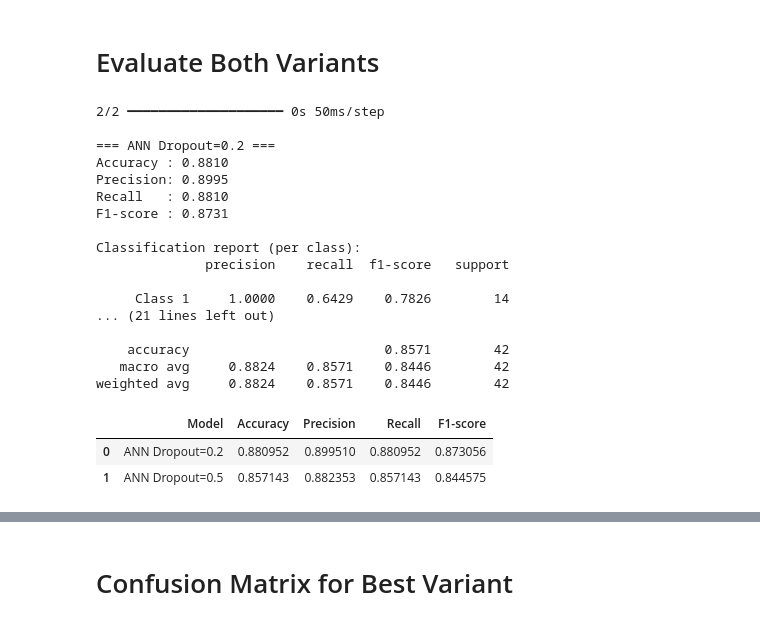
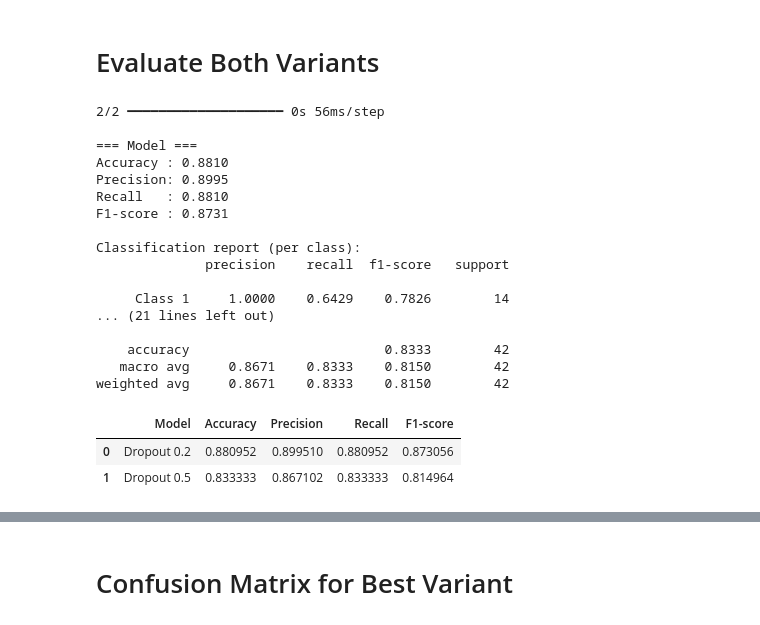
Before and after one commit to RenanSdeSilva/-UNFC-seeds-ann-project, a Jupyter notebook: notebooks/seeds_ann.ipynb, the cells around one changed output, grey strips where cells are left out. Cells and saved outputs as stored; diff of their text form; code cells hidden in the pictures.

```diff
--- a/notebooks/seeds_ann.ipynb
+++ b/notebooks/seeds_ann.ipynb
@@ -345,15 +479,20 @@ The `history_A` object stores the evolution of the **training** and **validation
 # Train Variant B (Dropout 0.5)
 # %%
 dropout_B = 0.5
-model_B = build_ann(dropout_rate=dropout_B)
+model_B = build_ann(
+    input_dim=X_train_scaled.shape[1],
+    hidden_units_1=16,
+    hidden_units_2=8,
+    dropout_rate=dropout_B,
+    l2_lambda=1e-4,
+    learning_rate=0.001
+)
 
 history_B = model_B.fit(
     X_train_scaled,
     y_train,
-    epochs=100,
-    batch_size=16,
-    validation_split=0.2,
+    epochs=EPOCHS,
+    batch_size=BATCH_SIZE,
+    validation_split=VAL_SPLIT,
     verbose=0
 )
-
-print("Variant B (dropout = {:.2f}) training finished.".format(dropout_B))
@@ -423,6 +659,8 @@ def evaluate_model(model, X_test, y_test, model_name="Model"):
         average="weighted",
         zero_division=0
     )
+
+    report = classification_report(y_test, y_pred, digits=4)
 
     print(f"\n=== {model_name} ===")
     print(f"Accuracy : {acc:.4f}")
@@ -446,5 +684,6 @@ def evaluate_model(model, X_test, y_test, model_name="Model"):
         "precision": precision,
         "recall": recall,
         "f1": f1,
+        "report": report,
         "y_pred": y_pred
     }
@@ -464,45 +690,38 @@ It returns a dictionary with the main metrics and the predicted labels, which we
 # %% [markdown]
 # Evaluate Both Variants
 # %%
-metrics_A = evaluate_model(model_A, X_test_scaled, y_test, model_name=f"ANN Dropout={dropout_A}")
-metrics_B = evaluate_model(model_B, X_test_scaled, y_test, model_name=f"ANN Dropout={dropout_B}")
+# Evaluate both models on the test set
+metrics_A = evaluate_model(model_A, X_test_scaled, y_test)
+metrics_B = evaluate_model(model_B, X_test_scaled, y_test)
 
-results_df = pd.DataFrame([
-    {
-        "Model": metrics_A["model"],
-        "Accuracy": metrics_A["accuracy"],
-        "Precision": metrics_A["precision"],
-        "Recall": metrics_A["recall"],
-        "F1-score": metrics_A["f1"]
-    },
-    {
-        "Model": metrics_B["model"],
-        "Accuracy": metrics_B["accuracy"],
-        "Precision": metrics_B["precision"],
-        "Recall": metrics_B["recall"],
-        "F1-score": metrics_B["f1"]
-    }
-])
+# Build a comparison table
+results_df = pd.DataFrame({
+    "Model": ["Dropout 0.2", "Dropout 0.5"],
+    "Accuracy": [metrics_A["accuracy"], metrics_B["accuracy"]],
+    "Precision": [metrics_A["precision"], metrics_B["precision"]],
+    "Recall": [metrics_A["recall"], metrics_B["recall"]],
+    "F1-score": [metrics_A["f1"], metrics_B["f1"]]
+})
 
 results_df
 # %% [output]
-2/2 ━━━━━━━━━━━━━━━━━━━━ 0s 50ms/step
+2/2 ━━━━━━━━━━━━━━━━━━━━ 0s 56ms/step
 
-=== ANN Dropout=0.2 ===
+=== Model ===
 Accuracy : 0.8810
 Precision: 0.8995
 Recall   : 0.8810
 F1-score : 0.8731
 
 Classification report (per class):
               precision    recall  f1-score   support
 
      Class 1     1.0000    0.6429    0.7826        14
 ... (21 lines left out)
 
-    accuracy                         0.8571        42
-   macro avg     0.8824    0.8571    0.8446        42
-weighted avg     0.8824    0.8571    0.8446        42
+    accuracy                         0.8333        42
+   macro avg     0.8671    0.8333    0.8150        42
+weighted avg     0.8671    0.8333    0.8150        42
 |  | Model | Accuracy | Precision | Recall | F1-score |
-| 0 | ANN Dropout=0.2 | 0.880952 | 0.899510 | 0.880952 | 0.873056 |
-| 1 | ANN Dropout=0.5 | 0.857143 | 0.882353 | 0.857143 | 0.844575 |
+| 0 | Dropout 0.2 | 0.880952 | 0.899510 | 0.880952 | 0.873056 |
+| 1 | Dropout 0.5 | 0.833333 | 0.867102 | 0.833333 | 0.814964 |
```
Also changed, not shown: parts of 22 cells of this notebook.
